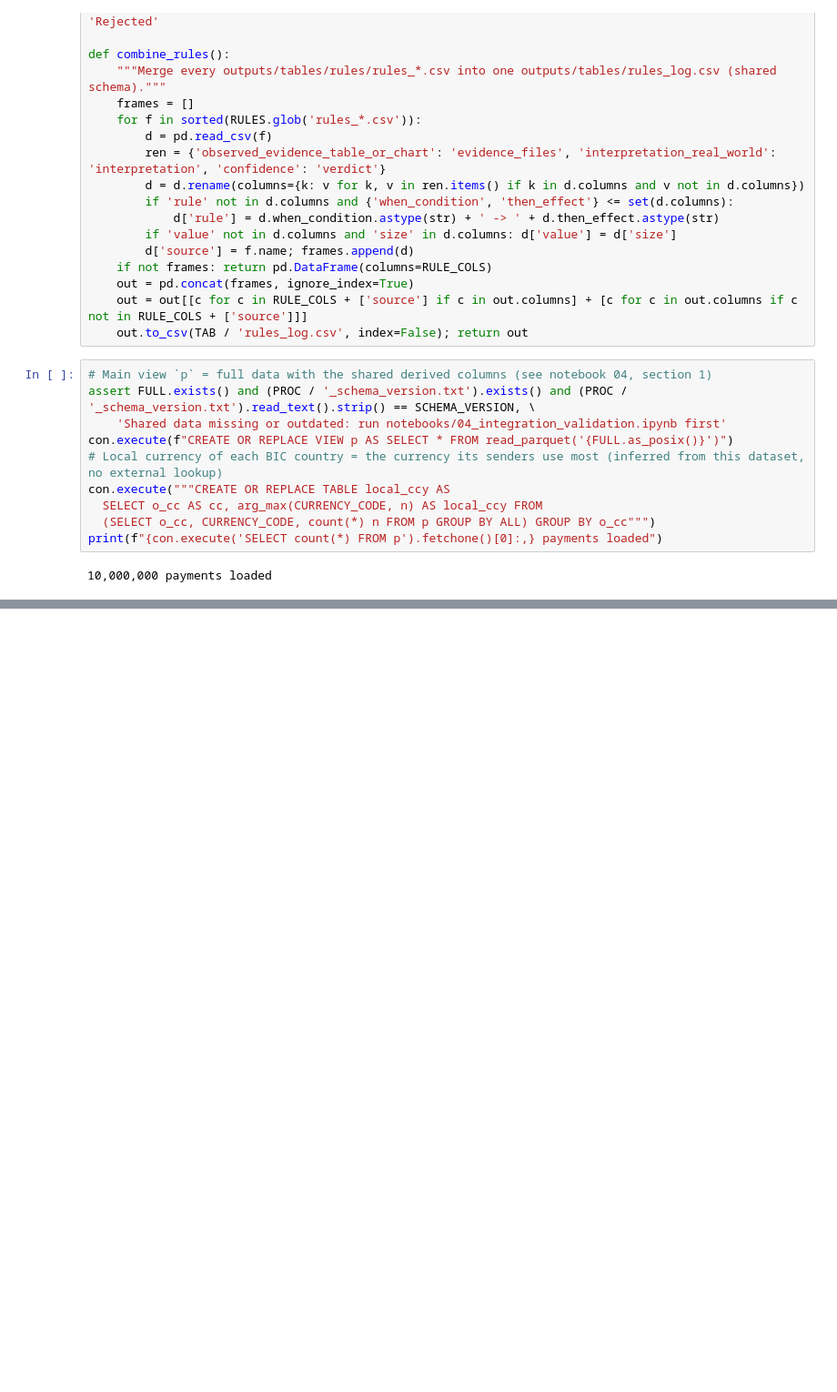
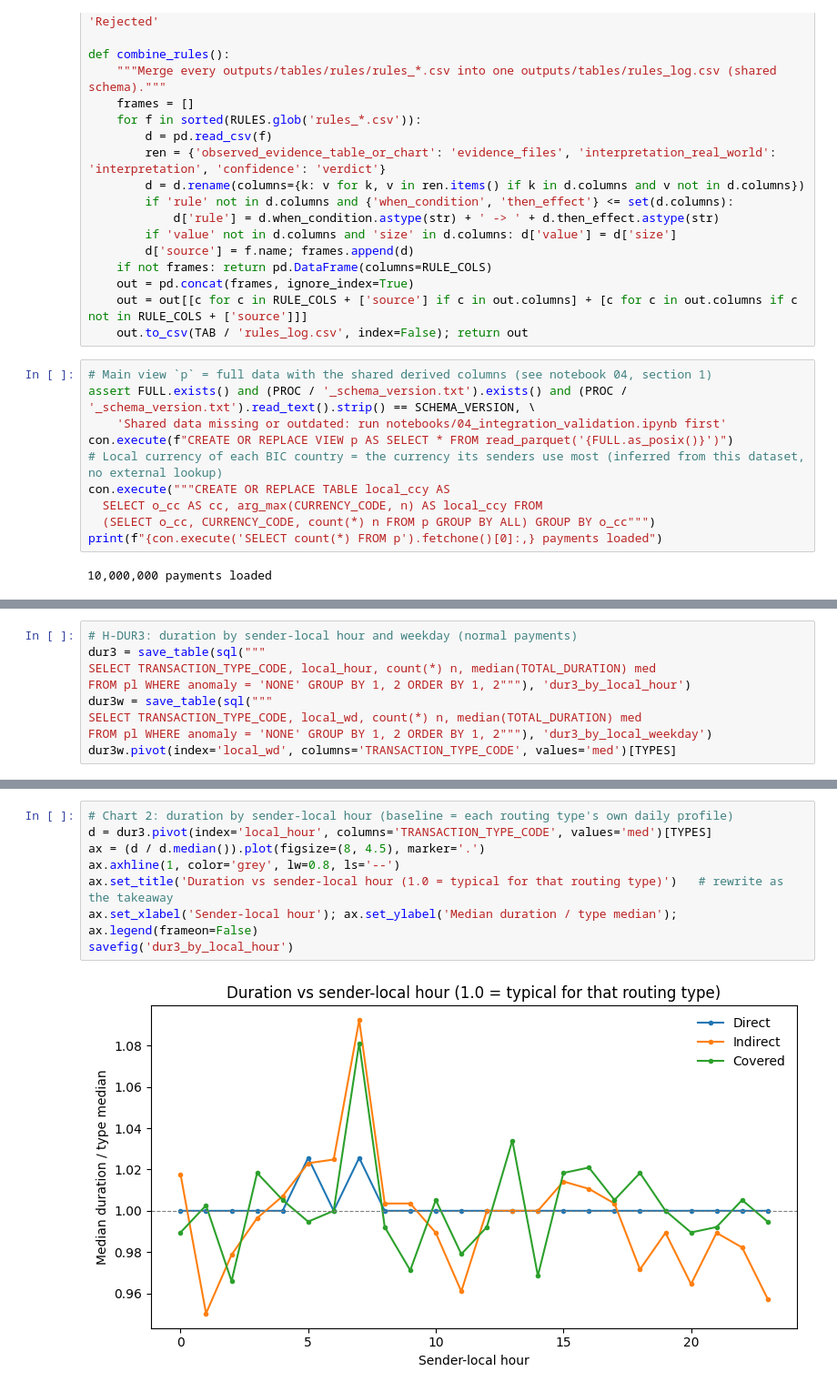
Before and after one commit to chanjyi/C2O-UMDAC, a Jupyter notebook: notebooks/02_member2_analysis.ipynb, the cells around one changed output, grey strips where cells are left out. Shown at 91% size. Saved outputs shown, nothing was run; the diff lists cells and outputs as text; blank space fills up the shorter version.

```diff
--- a/notebooks/02_member2_analysis.ipynb
+++ b/notebooks/02_member2_analysis.ipynb
@@ -120,0 +323,9 @@ combine_rules()
+# %%
+# H-DUR3: duration by sender-local hour and weekday (normal payments)
+dur3 = save_table(sql("""
+SELECT TRANSACTION_TYPE_CODE, local_hour, count(*) n, median(TOTAL_DURATION) med
+FROM pl WHERE anomaly = 'NONE' GROUP BY 1, 2 ORDER BY 1, 2"""), 'dur3_by_local_hour')
+dur3w = save_table(sql("""
+SELECT TRANSACTION_TYPE_CODE, local_wd, count(*) n, median(TOTAL_DURATION) med
+FROM pl WHERE anomaly = 'NONE' GROUP BY 1, 2 ORDER BY 1, 2"""), 'dur3_by_local_weekday')
+dur3w.pivot(index='local_wd', columns='TRANSACTION_TYPE_CODE', values='med')[TYPES]
@@ -120,0 +354,10 @@ combine_rules()
+# %%
+# Chart 2: duration by sender-local hour (baseline = each routing type's own daily profile)
+d = dur3.pivot(index='local_hour', columns='TRANSACTION_TYPE_CODE', values='med')[TYPES]
+ax = (d / d.median()).plot(figsize=(8, 4.5), marker='.')
+ax.axhline(1, color='grey', lw=0.8, ls='--')
+ax.set_title('Duration vs sender-local hour (1.0 = typical for that routing type)')   # rewrite as the takeaway
+ax.set_xlabel('Sender-local hour'); ax.set_ylabel('Median duration / type median'); ax.legend(frameon=False)
+savefig('dur3_by_local_hour')
+# %% [output]
+[figure, added]
```
Also changed, not shown: parts of 30 cells of this notebook.
